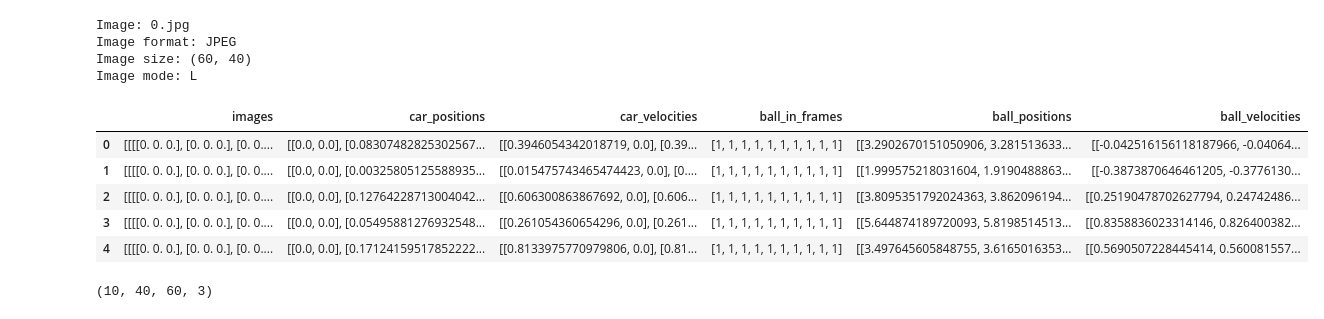
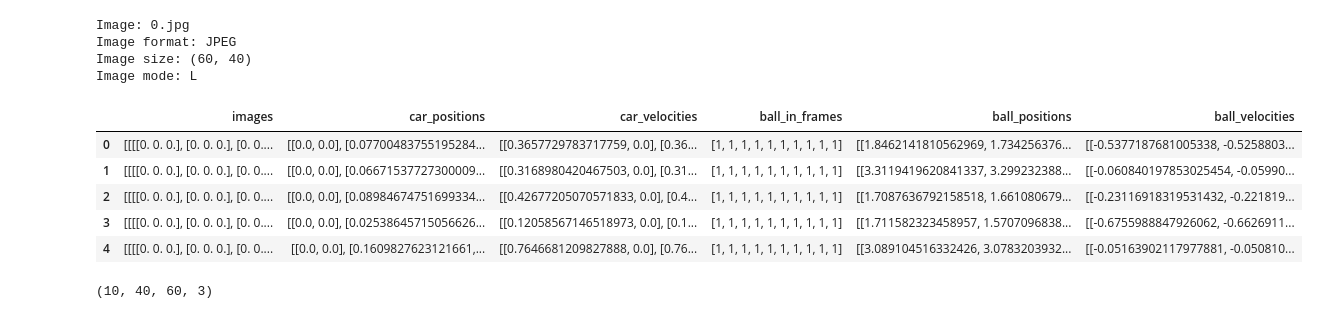
Before and after one commit to luke-ro/ball-prediction, a Jupyter notebook: Final_Model.ipynb, the cells around one changed output. Drawn from its saved outputs; the diff is of its cells as text; code cells hidden in the pictures.

```diff
--- a/Final_Model.ipynb
+++ b/Final_Model.ipynb
@@ -16,7 +16,7 @@ please provide us feedback at https://github.com/pandas-dev/pandas/issues/54466
 
   import pandas as pd
 # %%
-directory = "data/dataset_2/0"
+directory = "data/dataset_3/0"
 images = []
 
 def preprocess_image(image_path, target_size):
@@ -50,6 +50,7 @@ Image format: JPEG
 Image size: (60, 40)
 Image mode: L
 # %%
+from sklearn.preprocessing import StandardScaler
 def process_json(json_file, img_folder):
     with open(json_file, 'r') as f:
         data = json.load(f)
@@ -89,40 +90,63 @@ def process_json(json_file, img_folder):
         'ball_in_frames': ball_in_frames,
         'ball_positions': ball_positions,
         'ball_velocities': ball_velocities
     }
 
     return sample_data
 
 def create_dataframe_from_folders(json_root_folder, img_folder):
     all_samples_data = []
 
     # Iterate over subfolders in the root JSON folder
     for i, folder in enumerate(os.listdir(json_root_folder)):
         folder_path = os.path.join(json_root_folder, folder)
         # print(folder_path)
         if os.path.isdir(folder_path):
             # Initialize an empty list to hold data for the current sample
             sample_data = process_json(os.path.join(folder_path, 'data.json'), img_folder+str(i))
 
             # Append the data for the current sample to the list of all samples
             all_samples_data.append(sample_data)
 
     # Create DataFrame from the list of dictionaries
     df = pd.DataFrame(all_samples_data)
+    # print(df)
+    # scaler = StandardScaler()
+    # for column in df.columns:
+    #     if df[column].dtype != object:  # Exclude non-numeric columns
+    #         if isinstance(df[column].iloc[0], list):  # Check if column contains lists
+    #             # Flatten lists and reshape to (-1, 1) for scaling
+    #             values = np.concatenate(df[column].values).ravel().reshape(-1, 1)
+    #         else:
+    #             values = df[column].values.reshape(-1, 1)
+
+    #         # Scale values
+    #         scaled_values = scaler.fit_transform(values)
+
+    #         # Assign scaled values back to DataFrame
+    #         df[column] = scaled_values.flatten()
+
     return df
 
+def normalize_value(value):
+    if isinstance(value, list):
+        # Normalize list elements
+        return [(val - np.min(value)) / (np.max(value) - np.min(value)) for val in value]
+    else:
+        # Return unchanged if not a list
+        return value
 # Example usage:
-json_root_folder = 'data/dataset_2'
-img_folder = 'data/dataset_2/'
+json_root_folder = 'data/dataset_3'
+img_folder = 'data/dataset_3/'
 df = create_dataframe_from_folders(json_root_folder, img_folder)
 df.head()
 # %% [output]
 |  | images | car_positions | car_velocities | ball_in_frames | ball_positions | ball_velocities |
-| 0 | [[[[0. 0. 0.], [0. 0. 0.], [0. 0.... | [[0.0, 0.0], [0.08307482825302567... | [[0.3946054342018719, 0.0], [0.39... | [1, 1, 1, 1, 1, 1, 1, 1, 1, 1] | [[3.2902670151050906, 3.281513633... | [[-0.042516156118187966, -0.04064... |
-| 1 | [[[[0. 0. 0.], [0. 0. 0.], [0. 0.... | [[0.0, 0.0], [0.00325805125588935... | [[0.015475743465474423, 0.0], [0.... | [1, 1, 1, 1, 1, 1, 1, 1, 1, 1] | [[1.999575218031604, 1.9190488863... | [[-0.3873870646461205, -0.3776130... |
-| 2 | [[[[0. 0. 0.], [0. 0. 0.], [0. 0.... | [[0.0, 0.0], [0.12764228713004042... | [[0.606300863867692, 0.0], [0.606... | [1, 1, 1, 1, 1, 1, 1, 1, 1, 1] | [[3.8095351792024363, 3.862096194... | [[0.25190478702627794, 0.24742486... |
-| 3 | [[[[0. 0. 0.], [0. 0. 0.], [0. 0.... | [[0.0, 0.0], [0.05495881276932548... | [[0.261054360654296, 0.0], [0.261... | [1, 1, 1, 1, 1, 1, 1, 1, 1, 1] | [[5.644874189720093, 5.8198514513... | [[0.8358836023314146, 0.826400382... |
-| 4 | [[[[0. 0. 0.], [0. 0. 0.], [0. 0.... | [[0.0, 0.0], [0.17124159517852222... | [[0.8133975770979806, 0.0], [0.81... | [1, 1, 1, 1, 1, 1, 1, 1, 1, 1] | [[3.497645605848755, 3.6165016353... | [[0.5690507228445414, 0.560081557... |
+| 0 | [[[[0. 0. 0.], [0. 0. 0.], [0. 0.... | [[0.0, 0.0], [0.07700483755195284... | [[0.3657729783717759, 0.0], [0.36... | [1, 1, 1, 1, 1, 1, 1, 1, 1, 1] | [[1.8462141810562969, 1.734256376... | [[-0.5377187681005338, -0.5258803... |
+| 1 | [[[[0. 0. 0.], [0. 0. 0.], [0. 0.... | [[0.0, 0.0], [0.06671537727300009... | [[0.3168980420467503, 0.0], [0.31... | [1, 1, 1, 1, 1, 1, 1, 1, 1, 1] | [[3.3119419620841337, 3.299232388... | [[-0.060840197853025454, -0.05990... |
+| 2 | [[[[0. 0. 0.], [0. 0. 0.], [0. 0.... | [[0.0, 0.0], [0.08984674751699334... | [[0.42677205070571833, 0.0], [0.4... | [1, 1, 1, 1, 1, 1, 1, 1, 1, 1] | [[1.7087636792158518, 1.661080679... | [[-0.23116918319531432, -0.221819... |
+| 3 | [[[[0. 0. 0.], [0. 0. 0.], [0. 0.... | [[0.0, 0.0], [0.02538645715056626... | [[0.12058567146518973, 0.0], [0.1... | [1, 1, 1, 1, 1, 1, 1, 1, 1, 1] | [[1.711582323458957, 1.5707096838... | [[-0.6755988847926062, -0.6626911... |
+| 4 | [[[[0. 0. 0.], [0. 0. 0.], [0. 0.... | [[0.0, 0.0], [0.1609827623121661,... | [[0.7646681209827888, 0.0], [0.76... | [1, 1, 1, 1, 1, 1, 1, 1, 1, 1] | [[3.089104516332426, 3.0783203932... | [[-0.05163902117977881, -0.050810... |
 # %%
 
 # first_image = df['images'][89]
```
Also changed, not shown: parts of 4 cells of this notebook.
